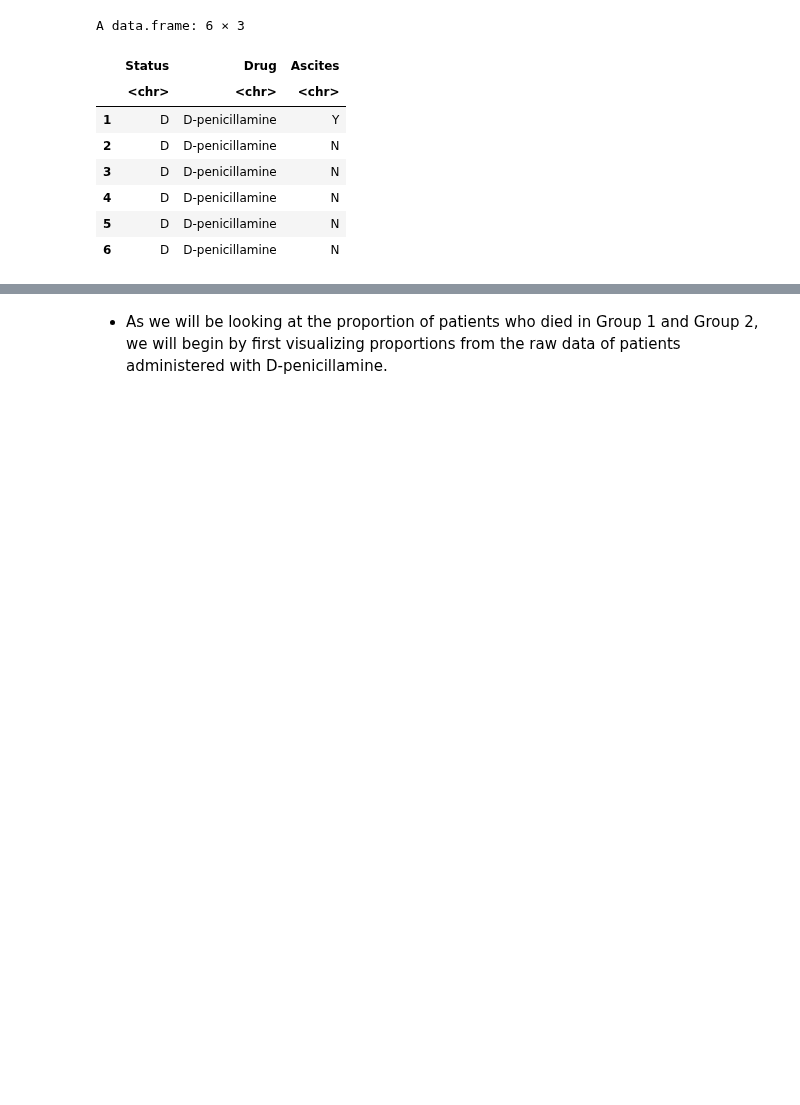
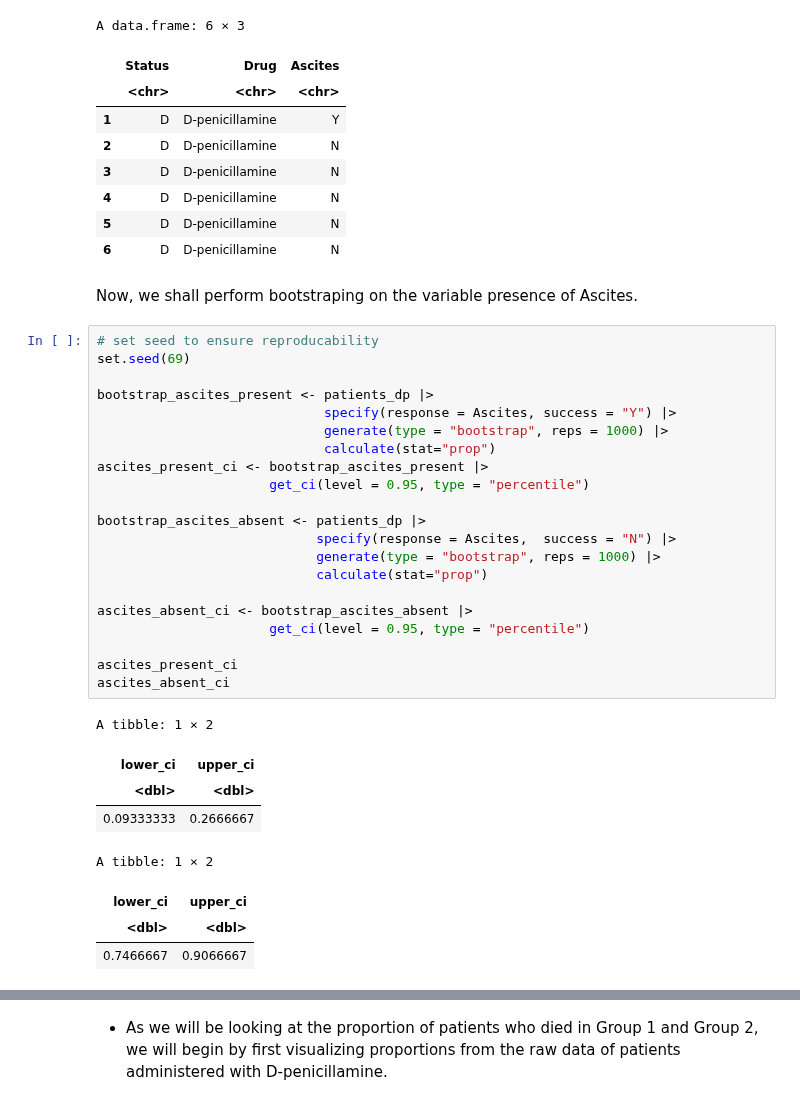
Before and after one commit to Rithika-Nair/STAT-201-Final_Project, a Jupyter notebook: Project-Final-Report.ipynb, the cells around one changed output, grey strips where cells are left out. Cells and saved outputs as stored; diff of their text form; blank space fills up the shorter version.

```diff
--- a/Project-Final-Report.ipynb
+++ b/Project-Final-Report.ipynb
@@ -145,3 +144,35 @@ A data.frame: 6 × 3
 | 4 | D | D-penicillamine | N |
 | 5 | D | D-penicillamine | N |
 | 6 | D | D-penicillamine | N |
+# %% [markdown]
+Now, we shall perform bootstraping on the variable presence of Ascites.
+# %%
+# set seed to ensure reproducability
+set.seed(69)
+
+bootstrap_ascites_present <- patients_dp |>
+                             specify(response = Ascites, success = "Y") |>
+                             generate(type = "bootstrap", reps = 1000) |>
+                             calculate(stat="prop")
+ascites_present_ci <- bootstrap_ascites_present |>
+                      get_ci(level = 0.95, type = "percentile")
+
+bootstrap_ascites_absent <- patients_dp |>
+                            specify(response = Ascites,  success = "N") |>
+                            generate(type = "bootstrap", reps = 1000) |>
+                            calculate(stat="prop")
+
+ascites_absent_ci <- bootstrap_ascites_absent |>
+                      get_ci(level = 0.95, type = "percentile")
+
+ascites_present_ci
+ascites_absent_ci
+# %% [output]
+A tibble: 1 × 2
+| lower_ci | upper_ci |
+| <dbl> | <dbl> |
+| 0.09333333 | 0.2666667 |
+A tibble: 1 × 2
+| lower_ci | upper_ci |
+| <dbl> | <dbl> |
+| 0.7466667 | 0.9066667 |
```
Also changed, not shown: parts of 10 cells of this notebook.
